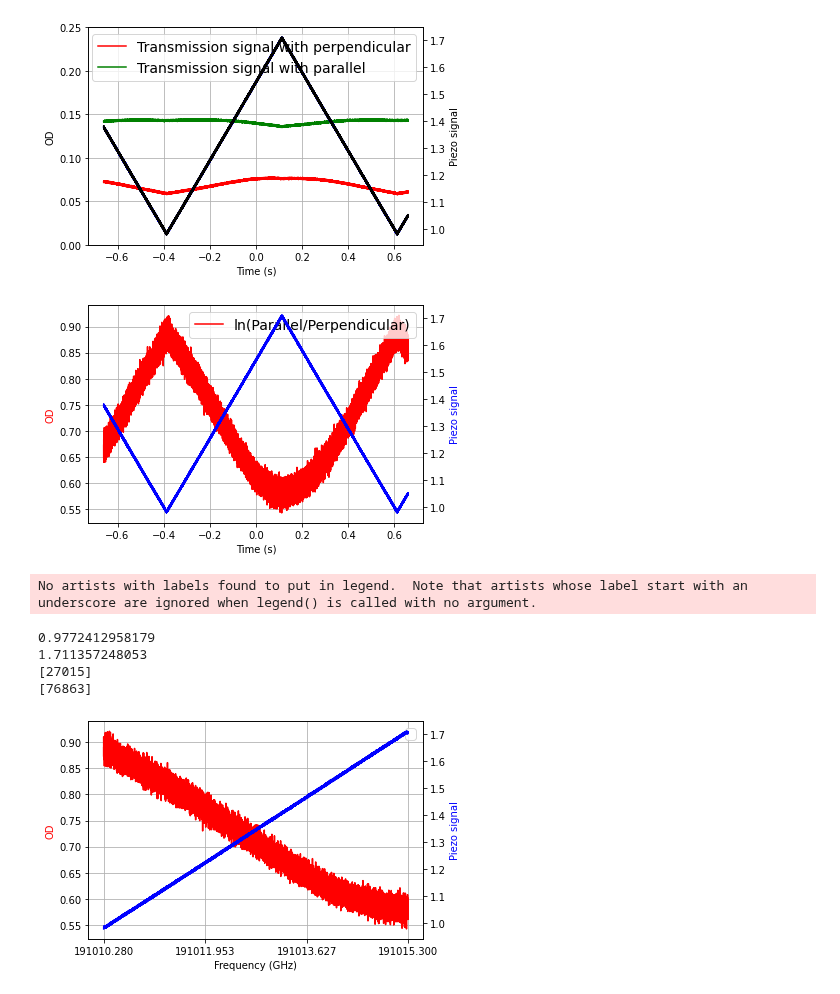
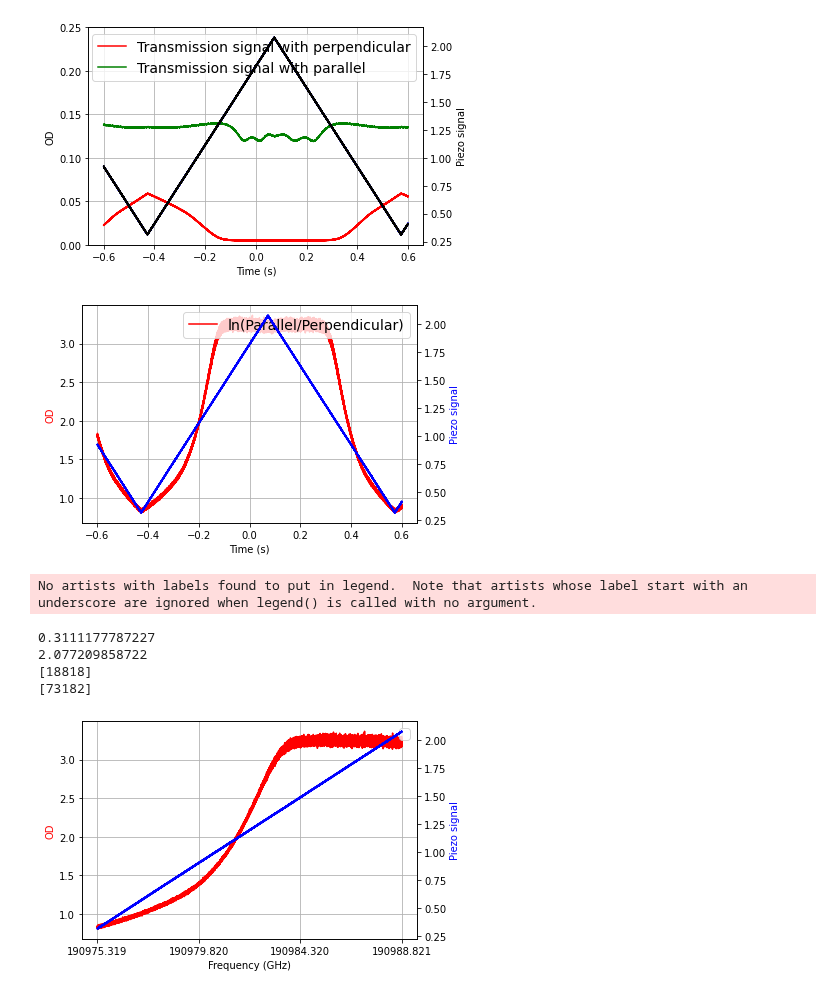
Before and after one commit to JUOM2016/Quick_cal_and_plotting, a Jupyter notebook: absorption_using_laser_quick_ref_check.ipynb, the cells around one changed output. Drawn from its saved outputs; the diff is of its cells as text; code cells hidden in the pictures.

```diff
--- a/absorption_using_laser_quick_ref_check.ipynb
+++ b/absorption_using_laser_quick_ref_check.ipynb
@@ -11,10 +11,9 @@ import matplotlib.pyplot as plt
 from matplotlib.ticker import FormatStrFormatter
 import sys
 import statsmodels.api as sm
-import openpyxl
 
 dir = 'C:\\Users\\wj2002\\Dropbox (Heriot-Watt University Team)\\RES_EPS_Quantum_Photonics_Lab\\Experiments\\Current Experiments\\Broadband telecom quantum memories\\2022_PrYVO_Spectroscopy\\Infrared\\Laser Spectroscopy\\202211'
-folder = '191_01295'
+folder = '190_98223'
 # Measured data through the crystal, the first one is horizontal polarised and the second one is vertical polarised
 files_data=['055.csv','010.csv']
 
@@ -57,7 +56,7 @@ fig.patch.set_facecolor('white')
 ax1.grid(True)
 plt.show()
 # %% [output]
-[figure, old version]
+[figure, new version]
 # %%
 
 if len(data[:,0]) != len(ref[:,0]): # Sometime the saved data have different length
@@ -106,7 +105,7 @@ else:
         ax1.grid(True)
         plt.show()
 # %% [output]
-[figure, old version]
+[figure, new version]
 # %%
 #This cell is used to calculate the scanning frequency range in one time period
 
@@ -122,9 +121,9 @@ print(loc_piezo_min[0])
 print(loc_piezo_max[0])
 num_of_one_piezo_period=loc_piezo_max[0]-loc_piezo_min[0]
 
-scanning_central_freq=191.01279 # Unit:THz
-scanning_amplitude=24 # Unite:V
-Piezo_slope=0.2092  # Unit: GHz/V; When the laser scanning offset is changed 1 V, the frequency will shift 0.26898 GHz (but need to check everytime)
+scanning_central_freq=190.98207 # Unit:THz
+scanning_amplitude=58 # Unite:V
+Piezo_slope=0.2328    # Unit: GHz/V; When the laser scanning offset is changed 1 V, the frequency will shift 0.26898 GHz (but need to check everytime)
 freq_low=scanning_central_freq*1e3-Piezo_slope*scanning_amplitude/2
 freq_high=scanning_central_freq*1e3+Piezo_slope*scanning_amplitude/2
 freq_scale=np.linspace(freq_low,freq_high,int(num_of_one_piezo_period))
@@ -165,35 +164,35 @@ else:
         length_data=len(data[:,0])
         Piezo_trigger_signal=data[:,1]
         Time=data[:,0]
         #normalised_data=data[0:length_data,2]/(data[0:length_data,3]*transmission_ratio)
         #normalised_ref=ref[0:length_data,2]/(ref[0:length_data,3]*reflection_ratio)
         normalised_data=data[0:length_data,2]/(data[0:length_data,3])
         normalised_ref=ref[0:length_data,2]/(ref[0:length_data,3])
         OD=np.log(normalised_ref/normalised_data)
         output_data[:,0]=freq_scale
         output_data[:,1]=OD[int(loc_piezo_min[0]):int(loc_piezo_max[0])]
 
         fig, ax1 = plt.subplots()
         ax2 = ax1.twinx()
         ax1.plot(freq_scale, OD[int(loc_piezo_min[0]):int(loc_piezo_max[0])], 'r-')
         ax1.legend(loc='upper right',fontsize=14)
         ax2.plot(freq_scale, Piezo_trigger_signal[int(loc_piezo_min[0]):int(loc_piezo_max[0])], 'b-')
         ax1.set_xlabel('Frequency (GHz)')
         ax1.set_ylabel('OD', color='r')
         ax2.set_ylabel('Piezo signal', color='b')
         #ax1.set_ylim([0,0.18])
         #ax1.set_xlim([data[loc_piezo_min[0],0],data[loc_piezo_max[0],0]])
         xticks = np.linspace(freq_low, freq_high, 4)
         ax1.set_xticks(xticks)
         ax1.ticklabel_format(style='plain')
         ax1.xaxis.set_major_formatter(FormatStrFormatter('%.3f'))
         fig.patch.set_facecolor('white')
         ax1.grid(True)
         plt.show()
 # %% [output]
 No artists with labels found to put in legend.  Note that artists whose label start with an underscore are ignored when legend() is called with no argument.
-0.9772412958179
-1.711357248053
-[27015]
-[76863]
+0.3111177787227
+2.077209858722
+[18818]
+[73182]
-[figure, old version]
+[figure, new version]
```
Also changed, not shown: parts of 2 cells of this notebook.
